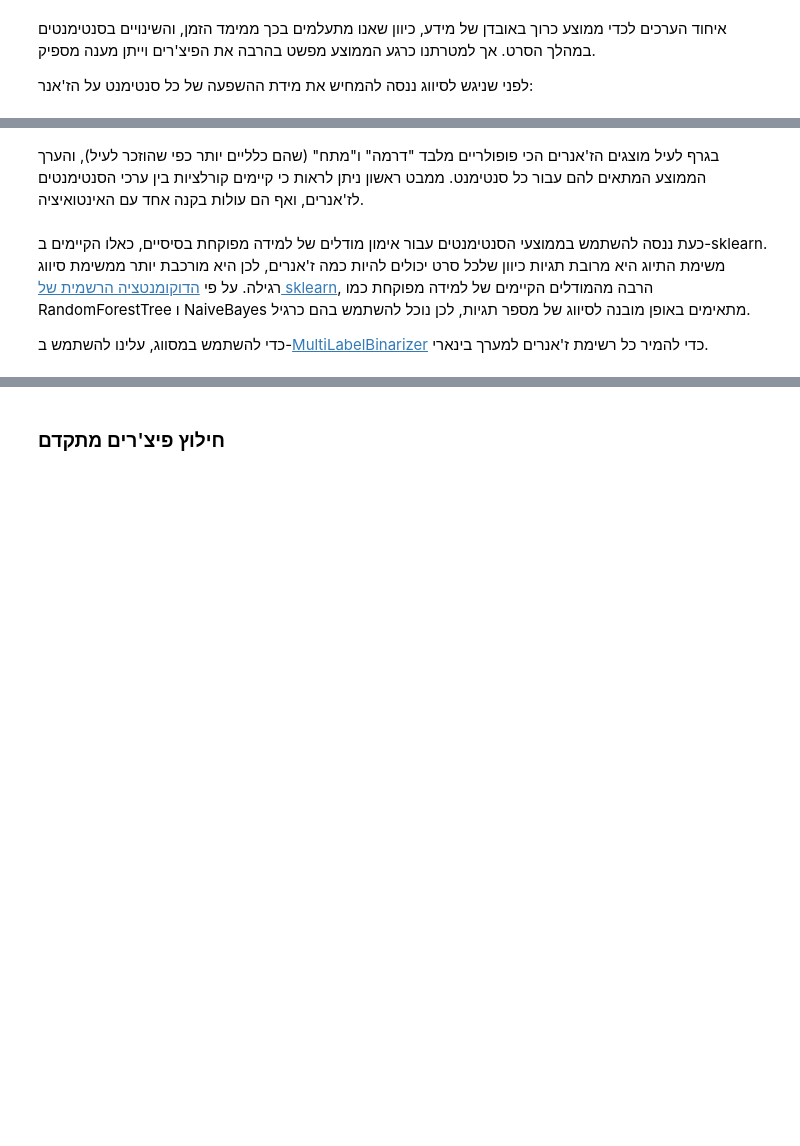
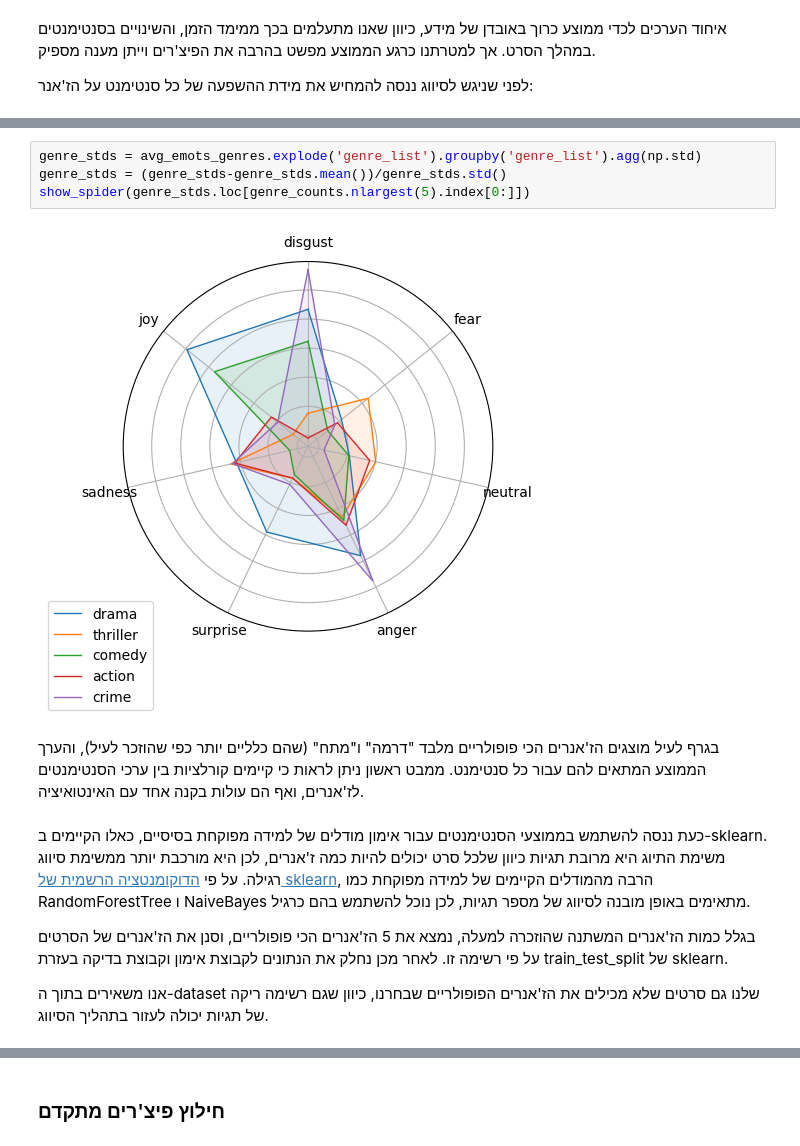
Before and after one commit to eitamyo/ou-workshop-project, a Jupyter notebook: emotional-genre-classification.ipynb, the cells around one changed output, grey strips where cells are left out. Cells and saved outputs as stored; diff of their text form; blank space fills up the shorter version.

```diff
--- a/emotional-genre-classification.ipynb
+++ b/emotional-genre-classification.ipynb
@@ -540,9 +540,17 @@ show_spider(genre_avgs.loc[genre_counts.nlargest(7).index[2:]])
+# %%
+genre_stds = avg_emots_genres.explode('genre_list').groupby('genre_list').agg(np.std)
+genre_stds = (genre_stds-genre_stds.mean())/genre_stds.std()
+show_spider(genre_stds.loc[genre_counts.nlargest(5).index[0:]])
+# %% [output]
+[figure, added]
 # %% [markdown]
 בגרף לעיל מוצגים הז'אנרים הכי פופולריים מלבד "דרמה" ו"מתח" (שהם כלליים יותר כפי שהוזכר לעיל), והערך הממוצע המתאים להם עבור כל סנטימנט. ממבט ראשון ניתן לראות כי קיימים קורלציות בין ערכי הסנטימנטים לז'אנרים, ואף הם עולות בקנה אחד עם האינטואיציה.
 # %% [markdown]
 כעת ננסה להשתמש בממוצעי הסנטימנטים עבור אימון מודלים של למידה מפוקחת בסיסיים, כאלו הקיימים ב-sklearn. משימת התיוג היא מרובת תגיות כיוון שלכל סרט יכולים להיות כמה ז'אנרים, לכן היא מורכבת יותר ממשימת סיווג רגילה. על פי [הדוקומנטציה הרשמית של sklearn](https://scikit-learn.org/stable/modules/multiclass.html), הרבה מהמודלים הקיימים של למידה מפוקחת כמו RandomForestTree ו NaiveBayes מתאימים באופן מובנה לסיווג של מספר תגיות, לכן נוכל להשתמש בהם כרגיל.
 
-כדי להשתמש במסווג, עלינו להשתמש ב-[MultiLabelBinarizer](https://scikit-learn.org/stable/modules/generated/sklearn.preprocessing.MultiLabelBinarizer.html) כדי להמיר כל רשימת ז'אנרים למערך בינארי.
+בגלל כמות הז'אנרים המשתנה שהוזכרה למעלה, נמצא את 5 הז'אנרים הכי פופולריים, וסנן את הז'אנרים של הסרטים על פי רשימה זו. לאחר מכן נחלק את הנתונים לקבוצת אימון וקבוצת בדיקה בעזרת train_test_split של sklearn.
+
+אנו משאירים בתוך ה-dataset שלנו גם סרטים שלא מכילים את הז'אנרים הפופולריים שבחרנו, כיוון שגם רשימה ריקה של תגיות יכולה לעזור בתהליך הסיווג.
 # %%
 from sklearn.preprocessing import MultiLabelBinarizer
 from sklearn.model_selection import train_test_split
```
Also changed, not shown: parts of 17 cells of this notebook.
